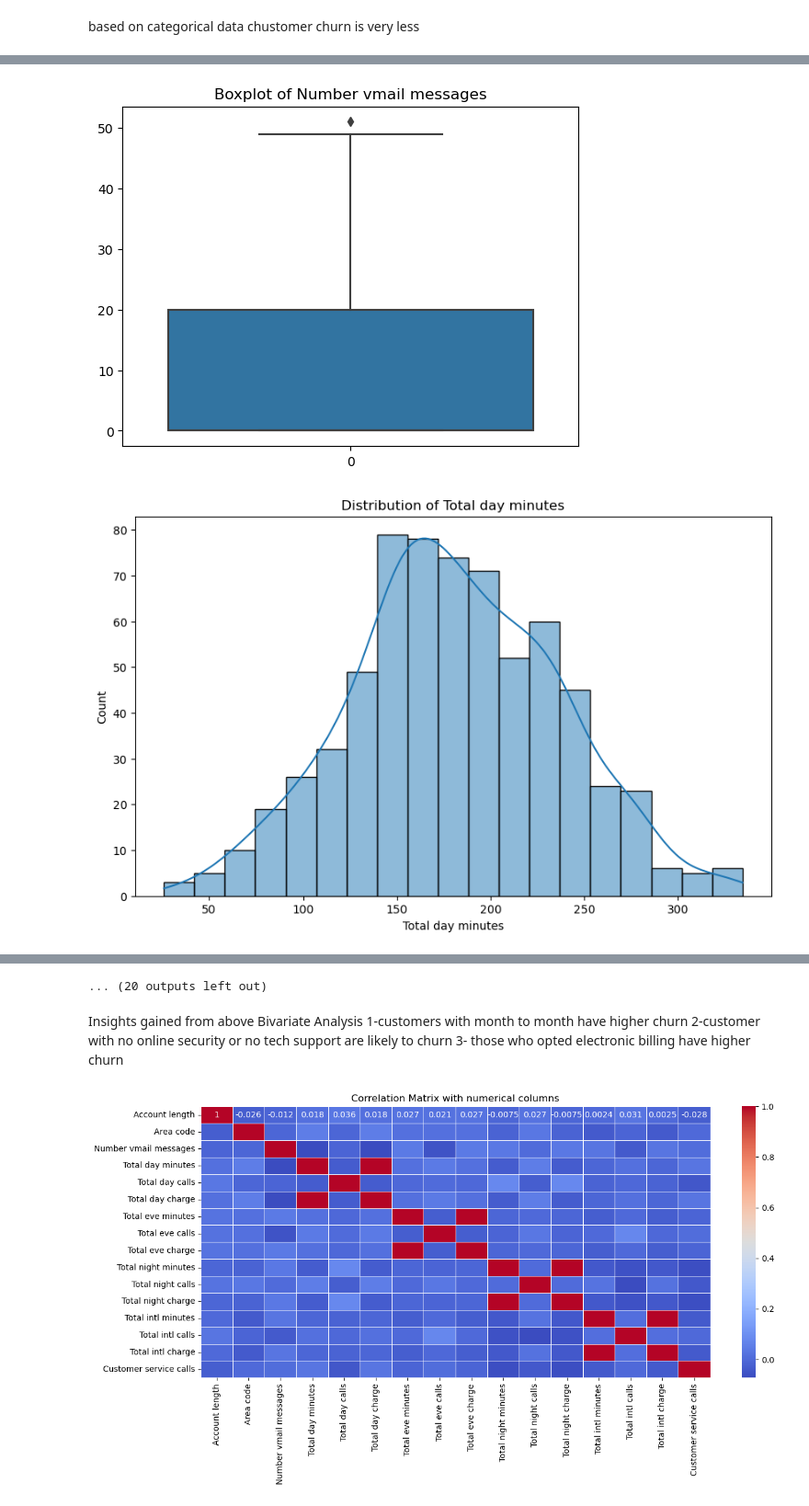
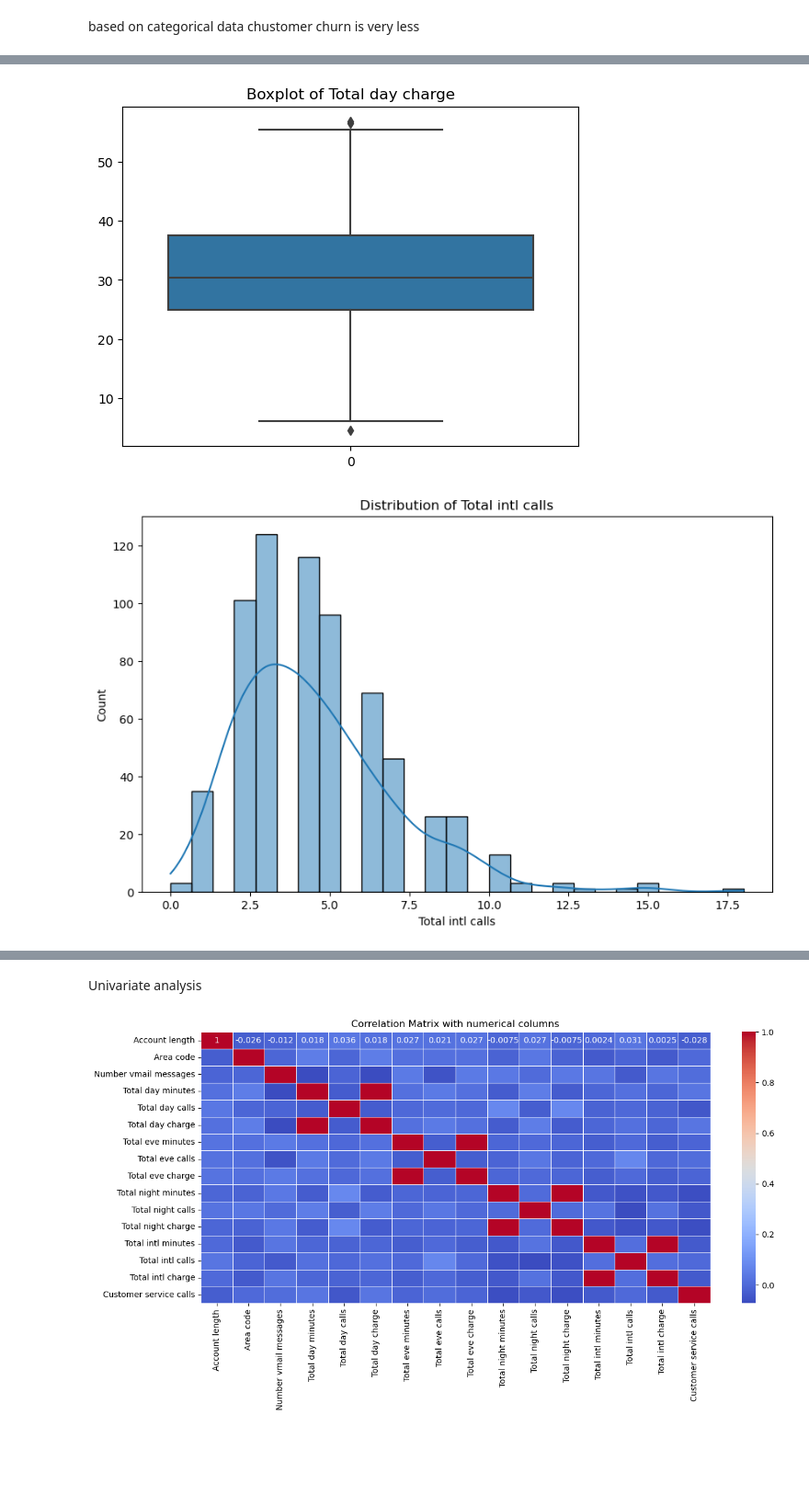
Before and after one commit to karthik-009g/EDA-customer_Churn-project, a Jupyter notebook: Telecom churn analysis.ipynb, the cells around one changed output, grey strips where cells are left out. Shown at 92% size. Drawn from its saved outputs; the diff is of its cells as text; code cells hidden in the pictures; blank space fills up the shorter version.

```diff
--- a/Telecom churn analysis.ipynb
+++ b/Telecom churn analysis.ipynb
@@ -240,7 +240,7 @@ GET Categorical columns and numerical columns seperately and plot them
 # %%
 num = data.select_dtypes(include=['int64','float64']).columns
 print("Numerical data is:", num.tolist())
-
+num_features = ['Total day minutes','Total day calls','Total day charge', 'Total intl calls', 'Total intl charge']
 cat = data.select_dtypes(include=['object','bool']).columns
 print("Categorical data is :",cat.tolist())
 # %% [output]
@@ -265,7 +268,7 @@ for col in cat:
 based on categorical data chustomer churn is very less
 # %%
 #numerical data visualization
-for col in num:
+for col in num_features:
     plt.figure(figsize=(10,6))
     sns.histplot(data[col],kde=True)
     plt.title(f'Distribution of {col}')
@@ -282,2 +285,2 @@ for col in num:
-[figure, old version]
+[figure, new version]
-[figure, old version]
+[figure, new version]
@@ -289,9 +290,5 @@ for col in num:
-... (20 outputs left out)
 # %% [markdown]
-Insights gained from above Bivariate Analysis
-1-customers with month to month have higher churn
-2-customer with no online security or no tech support are likely to churn
-3- those who opted electronic billing have higher churn
+Univariate analysis
 # %%
 #CORRELATION AND HEATMAPS
 #select on numerical variables as correlation can only be found for those
```
Also changed, not shown: parts of 2 cells of this notebook.
